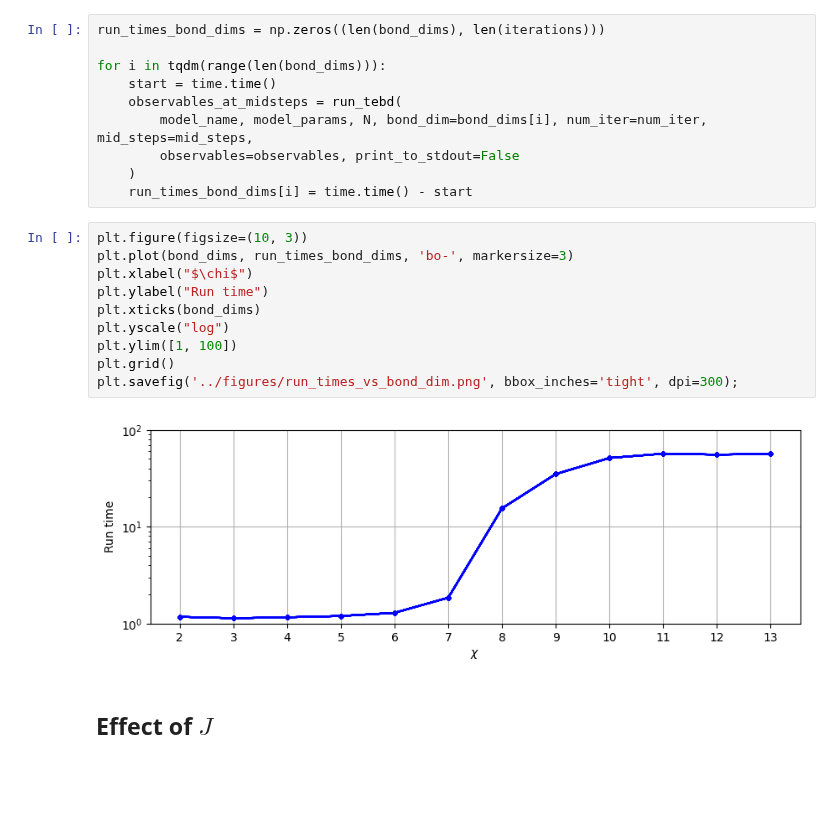
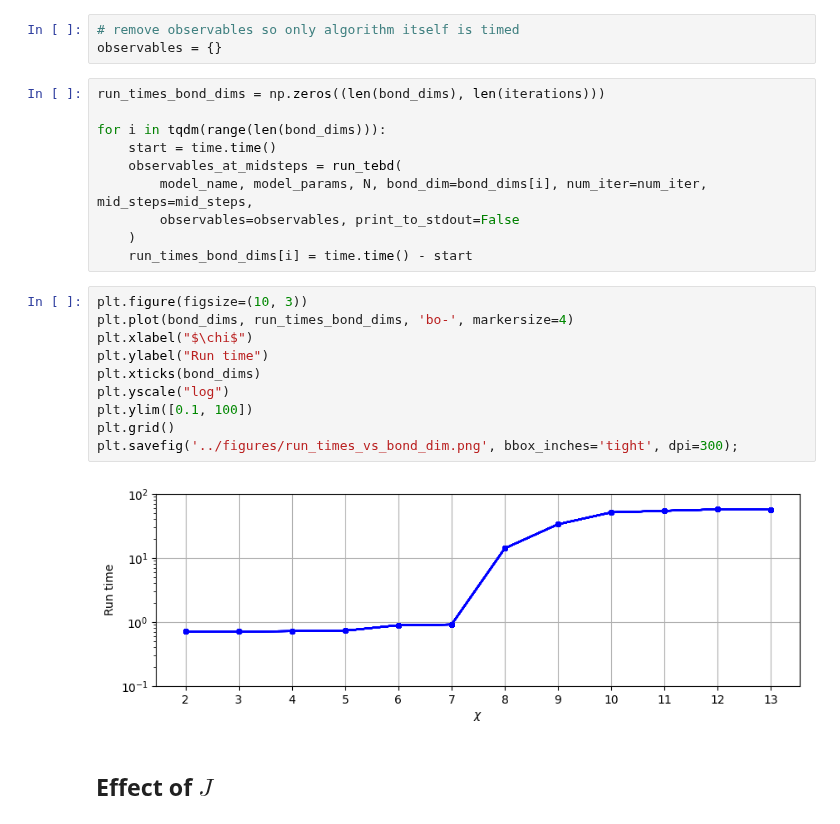
Before and after one commit to jchryssanthacopoulos/quantum_information, a Jupyter notebook: final_project/notebooks/ising_analysis.ipynb, the cells around one changed output. Drawn from its saved outputs; the diff is of its cells as text; blank space fills up the shorter version.

```diff
--- a/final_project/notebooks/ising_analysis.ipynb
+++ b/final_project/notebooks/ising_analysis.ipynb
@@ -217,6 +245,9 @@ plt.savefig('../figures/energy_vs_iterations_diff_bond_dim.png', bbox_inches='ti
 As the bond dimension increases, the number of iterations to converge usually increases.
 # %%
 bond_dims = range(2, 14)
+# %%
+# remove observables so only algorithm itself is timed
+observables = {}
 # %%
 run_times_bond_dims = np.zeros((len(bond_dims), len(iterations)))
 
@@ -227,18 +258,18 @@ for i in tqdm(range(len(bond_dims))):
         observables=observables, print_to_stdout=False
     )
     run_times_bond_dims[i] = time.time() - start
-# %%
-plt.figure(figsize=(10, 3))
-plt.plot(bond_dims, run_times_bond_dims, 'bo-', markersize=3)
-plt.xlabel("$\chi$")
-plt.ylabel("Run time")
-plt.xticks(bond_dims)
-plt.yscale("log")
-plt.ylim([1, 100])
-plt.grid()
-plt.savefig('../figures/run_times_vs_bond_dim.png', bbox_inches='tight', dpi=300);
-# %% [output]
-[figure, removed]
+# %%
+plt.figure(figsize=(10, 3))
+plt.plot(bond_dims, run_times_bond_dims, 'bo-', markersize=4)
+plt.xlabel("$\chi$")
+plt.ylabel("Run time")
+plt.xticks(bond_dims)
+plt.yscale("log")
+plt.ylim([0.1, 100])
+plt.grid()
+plt.savefig('../figures/run_times_vs_bond_dim.png', bbox_inches='tight', dpi=300);
+# %% [output]
+[figure, added]
 # %% [markdown]
 ## Effect of $J$
 # %%
```
Also changed, not shown: parts of 18 cells of this notebook, 4 other files.
